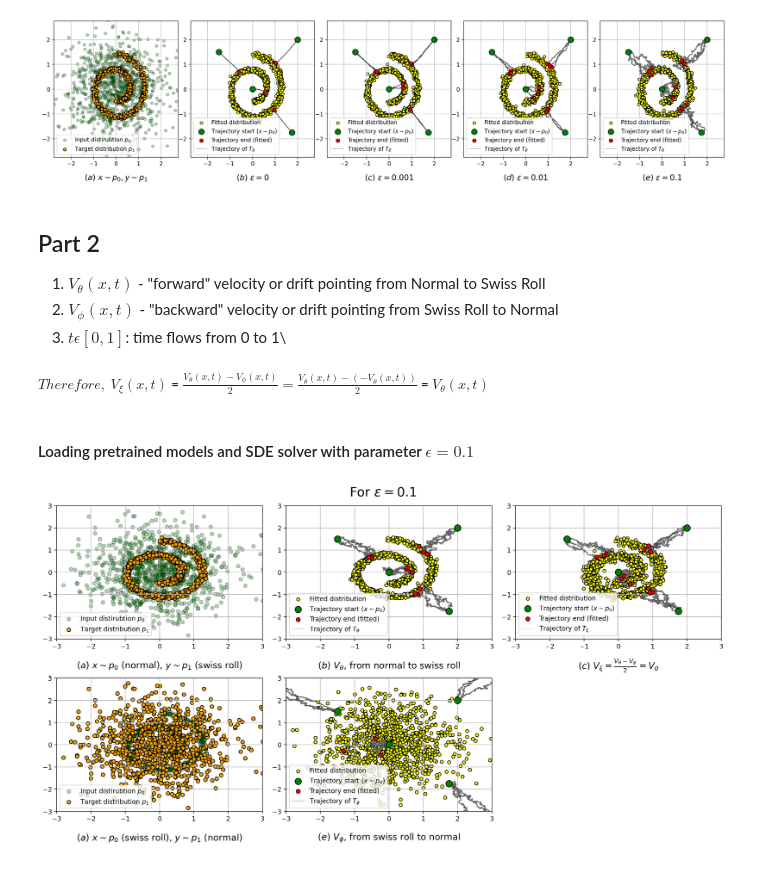
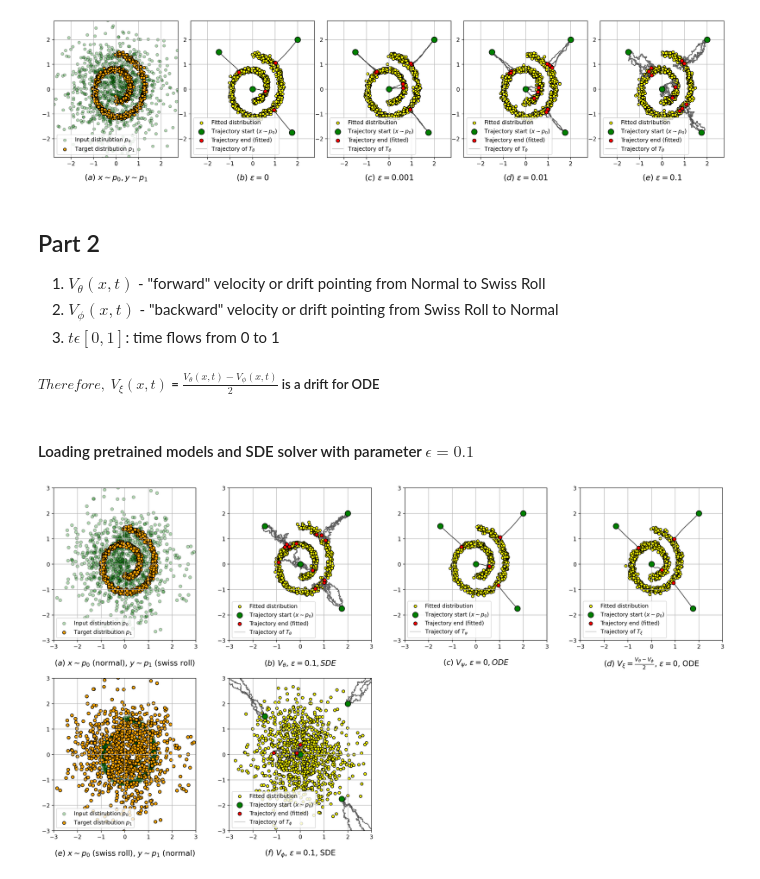
Before and after one commit to WladGrm/Bridge_Matching, a Jupyter notebook: notebooks/Bridge matching part.ipynb, the cells around one changed output. Drawn from its saved outputs; the diff is of its cells as text; code cells hidden in the pictures.

```diff
--- a/notebooks/Bridge matching part.ipynb
+++ b/notebooks/Bridge matching part.ipynb
@@ -213,19 +213,21 @@ fig.tight_layout(pad=0.1)
 ## Part 2
 1. $V_{\theta}(x,t)$ - "forward" velocity or drift pointing from Normal to Swiss Roll
 2. $V_{\phi}(x,t)$ - "backward" velocity or drift pointing from Swiss Roll to Normal
-3. $t{\epsilon}[0,1]$:  time flows from 0 to 1\
-##### $Therefore,$ $V_{\xi}(x,t)$ = $\frac{V_{\theta}(x,t) - V_{\phi}(x,t)}{2} = \frac{V_{\theta}(x,t) - (-V_{\theta}(x,t))}{2}$ = $V_{\theta}(x,t)$
+3. $t{\epsilon}[0,1]$:  time flows from 0 to 1
+##### $Therefore,$ $V_{\xi}(x,t)$ = $\frac{V_{\theta}(x,t) - V_{\phi}(x,t)}{2}$ is a drift for ODE
 # %% [markdown]
 #### Loading pretrained models and SDE solver with parameter $\epsilon = 0.1$
 # %%
 velocity_forward = torch.load(f"../checkpoints/forward_eps_1.model", weights_only=False )
 velocity_backward = torch.load(f"../checkpoints/backward_eps_1.model", weights_only=False)
+velocity_eps_0 = torch.load(f"../checkpoints/forward_eps_0.model", weights_only=False)
 
-solver= SDE_Solver(steps=STEPS, eps=1e-1, device=DEVICE)
+solver_eps_0 = SDE_Solver(steps=STEPS, eps=0, device=DEVICE)
+solver_eps_1 = SDE_Solver(steps=STEPS, eps=0.1, device=DEVICE)
 # %%
 import matplotlib.pyplot as plt
 
-fig, axes = plt.subplots(2, 3, figsize=(15, 8), dpi=200)
+fig, axes = plt.subplots(2, 4, figsize=(18, 10), dpi=200)
 
 axes = axes.flatten()
 
@@ -241,70 +243,80 @@ tr_samples = torch.tensor([[0.0, 0.0], [1.75, -1.75], [-1.5, 1.5], [2, 2]])
 tr_samples = tr_samples[None].repeat(3, 1, 1).reshape(12, 2)
 
 #=====
-#Solve from Normal to Swiss roll
-trajectory_n_to_s, y_pred_n_to_s = solver.solve(x_samples, velocity_forward)
-trajectory_example_n_to_s, pred_example_n_to_s = solver.solve(tr_samples, velocity_forward)
+#Solve from Normal to Swiss roll, eps 0.1
+trajectory_n_to_s, y_pred_n_to_s = solver_eps_1.solve(x_samples, velocity_forward)
+trajectory_example_n_to_s, pred_example_n_to_s = solver_eps_1.solve(tr_samples, velocity_forward)
 #=====
-#Solve from Swiss roll to Normal
-trajectory_s_to_n, y_pred_s_to_n = solver.solve(y_samples, velocity_backward)
-trajectory_example_s_to_n, pred_example_s_to_n = solver.solve(tr_samples, velocity_backward)
+#Solve from Swiss roll to Normal, eps 0.1
+trajectory_s_to_n, y_pred_s_to_n = solver_eps_1.solve(y_samples, velocity_backward)
+trajectory_example_s_to_n, pred_example_s_to_n = solver_eps_1.solve(tr_samples, velocity_backward)
 
 #=====
-#Experimental velocity/drift
-trajectory_exp, y_pred_exp = solver.solve(x_samples,velocity_forward, velocity_backward)
-trajectory_example_exp, pred_example_exp = solver.solve(tr_samples, velocity_forward, velocity_backward)
+#Solve from Normal to Swiss roll, eps 0
+trajectory_n_to_s_0, y_pred_n_to_s_0 = solver_eps_0.solve(x_samples, velocity_eps_0)
+trajectory_example_n_to_s_0, pred_example_n_to_s_0 = solver_eps_0.solve(tr_samples, velocity_eps_0)
+
+#=====
+#Experimental velocity/drift, eps 0
+trajectory_exp, y_pred_exp = solver_eps_0.solve(x_samples,velocity_forward, velocity_backward)
+trajectory_example_exp, pred_example_exp = solver_eps_0.solve(tr_samples, velocity_forward, velocity_backward)
 
 #=====
 #Lists for iterations
-y_pred_list_2 = [None, y_pred_n_to_s, y_pred_exp, None, y_pred_s_to_n]
-traj_list_2 = [None, trajectory_example_n_to_s, trajectory_example_exp, None, trajectory_example_s_to_n]
-label_t = [None, r"Trajectory of $T_{\theta}$", r"Trajectory of $T_{\xi}$", None, r"Trajectory of $T_{\phi}$"]
+y_pred_list_2 = [None, y_pred_n_to_s, y_pred_n_to_s_0, y_pred_exp, None, y_pred_s_to_n]
+traj_list_2 = [None, trajectory_example_n_to_s, trajectory_example_n_to_s_0, trajectory_example_exp, None, trajectory_example_s_to_n]
+label_t = [None, r"Trajectory of $T_{\theta}$",r"Trajectory of $T_{\psi}$", r"Trajectory of $T_{\xi}$", None, r"Trajectory of $T_{\phi}$"]
 
-for i in range(0,5):
+for i in range(0,6):
     if i == 0:
         axes[i].scatter(x_samples[:, 0], x_samples[:, 1], alpha=0.3,
                         c="g", s=32, edgecolors="black", label = r"Input distirubtion $p_0$")
         axes[i].scatter(y_samples[:, 0], y_samples[:, 1],
                         c="orange", s=32, edgecolors="black", label = r"Target distribution $p_1$")
-    elif i == 3:
+    elif i == 4:
         axes[i].scatter(y_samples[:, 0], y_samples[:, 1], alpha=0.3,
                         c="g", s=32, edgecolors="black", label = r"Input distirubtion $p_0$")
         axes[i].scatter(x_samples[:, 0], x_samples[:, 1],
                         c="orange", s=32, edgecolors="black", label = r"Target distribution $p_1$")
     else:
         axes[i].scatter(y_pred_list_2[i][:, 0], y_pred_list_2[i][:, 1],
                 c="yellow", s=25, edgecolors="black", label = "Fitted distribution", zorder=1)
 
         axes[i].scatter(tr_samples[:, 0], tr_samples[:, 1],
                 c="g", s=100, edgecolors="black", label = r"Trajectory start ($x \sim p_0$)", zorder=3)
         axes[i].scatter(traj_list_2[i][:, -1, 0], traj_list_2[i][:, -1, 1],
                 c="red", s=40, edgecolors="black", label = r"Trajectory end (fitted)", zorder=3)
 
         for j in range(12):
             axes[i].plot(traj_list_2[i][j, ::1, 0], traj_list_2[i][j, ::1, 1], "black", markeredgecolor="black",
                 linewidth=1, zorder=2)
             if j == 0:
                 axes[i].plot(traj_list_2[i][j, ::1, 0], traj_list_2[i][j, ::1, 1], "grey", markeredgecolor="black",
                     linewidth=0.5, zorder=2, label=label_t[i])
             else:
                 axes[i].plot(traj_list_2[i][j, ::1, 0], traj_list_2[i][j, ::1, 1], "grey", markeredgecolor="black",
                     linewidth=0.5, zorder=2)
 
-# Remove the sixth subplot
-axes[5].axis('off')
+# Remove the seventh subplot
+axes[6].axis('off')
+# Remove the eighth subplot
+axes[7].axis('off')
 
-
-titles = [r"$(a)$ $x \sim p_0$ (normal), $y \sim p_1$ (swiss roll)", r"$(b)$ $V_\theta$, from normal to swiss roll", r"$(c)$ $V_\xi = \frac{V_\theta - V_\phi}{2} = V_\theta$",
-          r"$(a)$ $x \sim p_0$ (swiss roll), $y \sim p_1$ (normal)", r"$(e)$ $V_\phi$, from swiss roll to normal"]
+titles = [r"$(a)$ $x \sim p_0$ (normal), $y \sim p_1$ (swiss roll)",
+            r"$(b)$ $V_\theta$, $\epsilon = 0.1, SDE$",
+            r"$(c)$ $V_\psi$, $\epsilon = 0, ODE$",
+            r"$(d)$ $V_\xi = \frac{V_\theta - V_\phi}{2}$, $\epsilon = 0$, ODE",
+            r"$(e)$ $x \sim p_0$ (swiss roll), $y \sim p_1$ (normal)",
+            r"$(f)$ $V_\phi$, $\epsilon = 0.1$, SDE "]
 
 for ax, title in zip (axes, titles):
     ax.set_xlim([-3, 3])
     ax.set_ylim([-3, 3])
     ax.legend(loc="lower left")
-    ax.text(0.5, -0.2, title, ha='center', va='center', transform=ax.transAxes, fontsize=14)
+    ax.text(0.5, -0.15, title, ha='center', va='center', transform=ax.transAxes, fontsize=14)
 
-fig.suptitle(r'For $\epsilon = 0.1$', fontsize=20)
+#fig.suptitle(r'For $\epsilon = 0.1$', fontsize=20)
 
-fig.tight_layout(pad=0.9)
+fig.tight_layout(pad=2)
 # %% [output]
-[figure, old version]
+[figure, new version]
```
